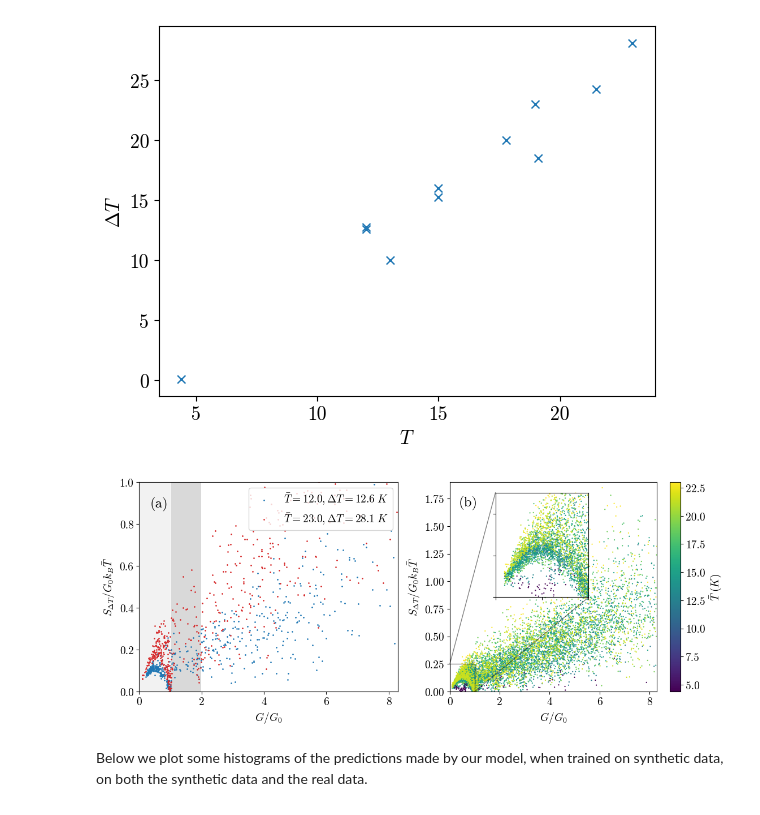
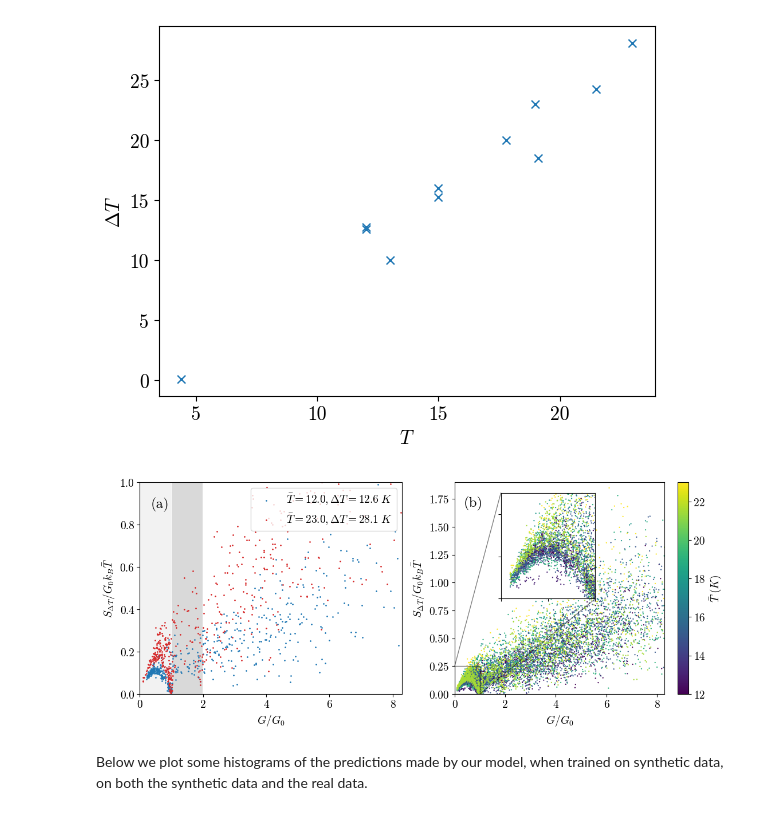
Before and after one commit to matthew-gerry/delta_T_noise_ML, a Jupyter notebook: data_visualization.ipynb, the cells around one changed output. Drawn from its saved outputs; the diff is of its cells as text; code cells hidden in the pictures.

Commit message:
removed the very low dT points from the two-panel figure (forgot to earlier)

```diff
--- a/data_visualization.ipynb
+++ b/data_visualization.ipynb
@@ -138,6 +138,9 @@ plt.show()
 # Plot the data at two choices of delta T and then all mixed together in two separate panels
 
 # df_T_pairs
+
+# Remove points with too small delta T from the dataset
+df = df[df["DeltaT"]>=1]
 
 df1 = df[df["DeltaT"]==12.6]
 df2 = df[df["DeltaT"]==28.1]
@@ -153,34 +156,34 @@ axs[0].scatter(df2['G'], df2['S_scaled'], s=0.9, c='#d62728', label=r"$\bar{T}=2
 axs[0].set_xlim([0, 8.3])
 axs[0].set_ylim([0, 1.0])
 axs[0].set_xlabel("$G/G_0$")
 axs[0].set_ylabel(r"$S_{\Delta T}/G_0k_B\bar{T}$")
 axs[0].legend(loc="upper right")
 axs[0].text(0.35, 0.88, "(a)", fontsize=18)
 
 
 sctr = axs[1].scatter(df["G"], df["S_scaled"], s=0.4, c=df["T"])
 axs[1].set_xlim([0, 8.3])
 axs[1].set_ylim([0, 1.9])
 axs[1].set_xlabel("$G/G_0$", fontsize=14)
 axs[1].set_ylabel(r"$S_{\Delta T}/G_0k_B\bar{T}$", fontsize=14)
 plt.colorbar(sctr, label=r"$\bar{T}\; (K)$")
 # plt.show()
 
 x1, x2, y1, y2 = 0.0, 1.0, 0.0, 0.25 # Boundaries of inset
 
 axins = axs[1].inset_axes([0.22, 0.45, 0.45, 0.5], xlim=(x1, x2), ylim=(y1, y2), xticklabels=[], yticklabels=[])
 # axins = ax.inset_axes([0.05, 0.5, 0.4, 0.45], xlim=(x1, x2), ylim=(y1, y2), xticklabels=[0.2, 0.4, 0.6, 0.8], yticklabels=[0.05,0.1,0.15,0.2])
 axins.scatter(df["G"], df["S_scaled"], s=0.4, c=df["T"])
 # plt.xlim([0,1])
 # plt.ylim([0, 0.25])
 # plt.xlabel("$G/G_0$")
 # plt.ylabel("$S/G_0k_BT$")
 # plt.colorbar(label="$T$")
 axs[1].indicate_inset_zoom(axins, edgecolor='k')
 axs[1].text(0.36, 1.68, "(b)", fontsize=18)
 plt.show()
 # %% [output]
-[figure, old version]
+[figure, new version]
 # %% [markdown]
 Below we plot some histograms of the predictions made by our model, when trained on synthetic data, on both the synthetic data and the real data.
 # %%
```
